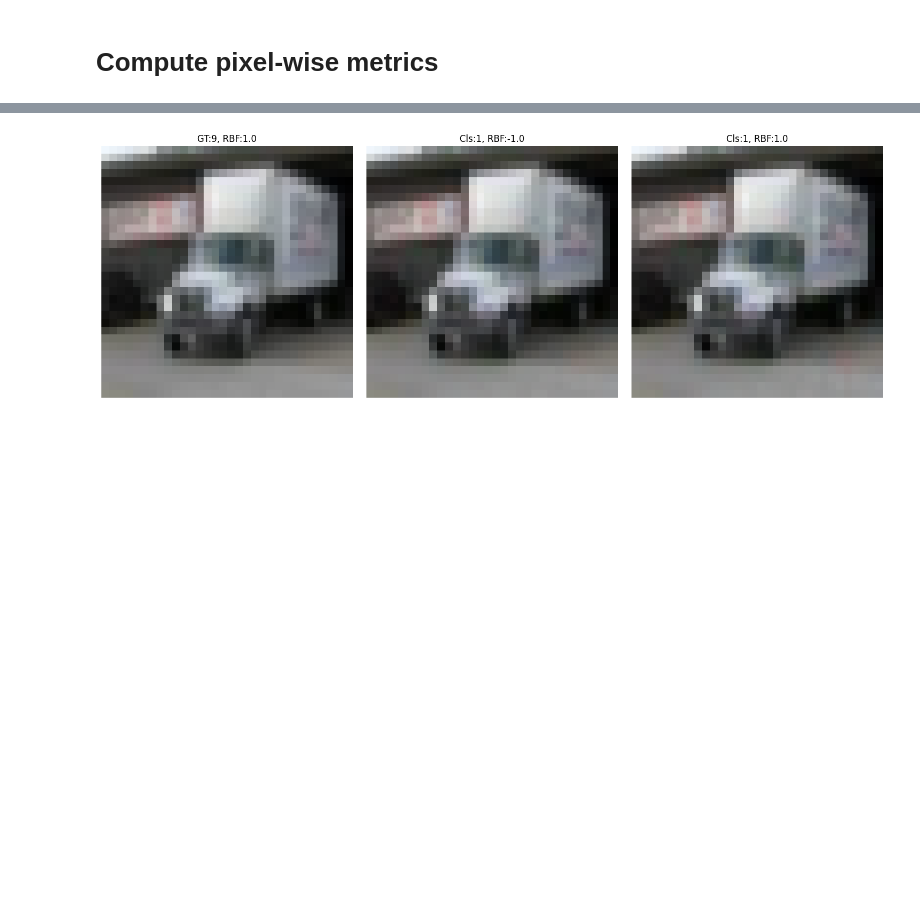
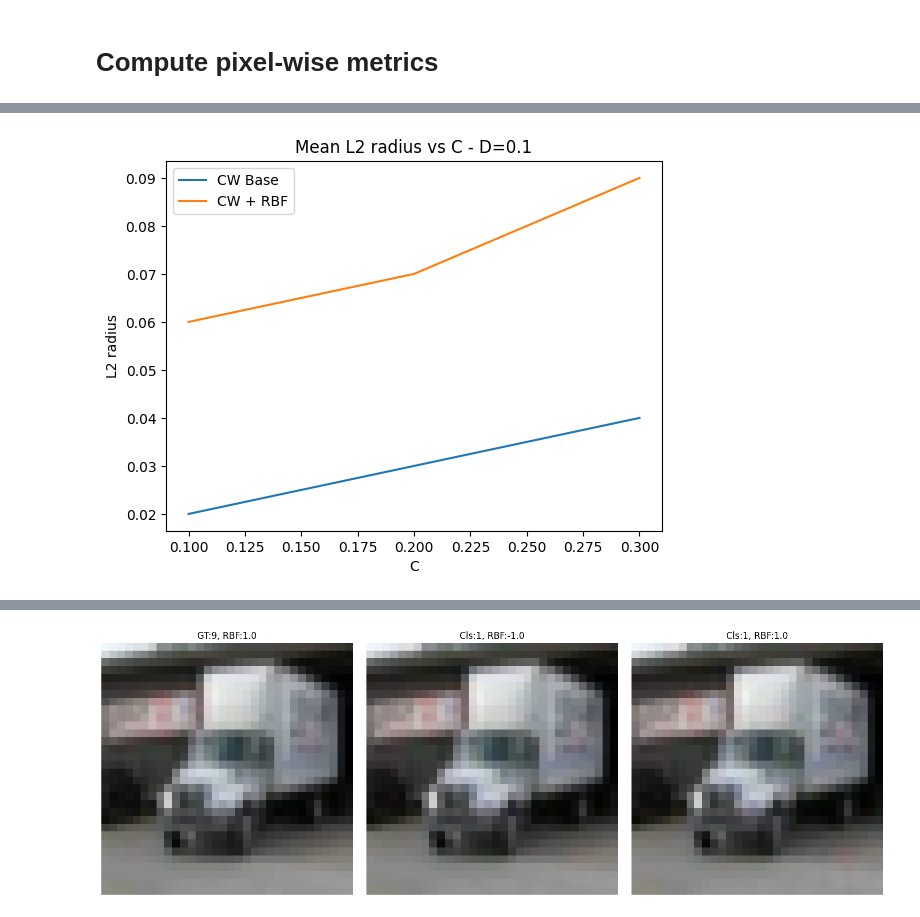
Before and after one commit to zainsarwar865/SparseDNNs, a Jupyter notebook: analysis.ipynb, the cells around one changed output, grey strips where cells are left out. Cells and saved outputs as stored; diff of their text form; code cells hidden in the pictures; blank space fills up the shorter version.

```diff
--- a/analysis.ipynb
+++ b/analysis.ipynb
@@ -203,0 +242,18 @@ Max pixel : Base 0.0003694186743814498, Integrated : 0.000588989641983062
+# %%
+
+# Accuracy vs Perturbation C
+d=0.1
+type='Regular'
+base_l2 = [0.02,0.03,0.04]
+integrated_l2 =[0.06,0.07,0.09]
+
+c = [0.1, 0.2, 0.3]
+title=f"Mean L2 radius vs C - D={d}"
+xlabel = "C"
+ylabel = "L2 radius"
+base_path = "/bigstor/zsarwar/SparseDNNs/MT_CIFAR10_full_10_d5f3f545a0883adb9c8f98e2a6ba4ac7/MT_Baseline_32efd89f04333501e1d66bc4e1d4260f/Plots"
+config=f"l2radius_vs_pertur_d-{d}_type-{type}"
+
+lineplot_l2radius_perturbation(c,base_l2, integrated_l2, title, xlabel, ylabel, config, base_path)
+# %% [output]
+[figure, added]
```
Also changed, not shown: parts of 37 cells of this notebook, 8 other files.
